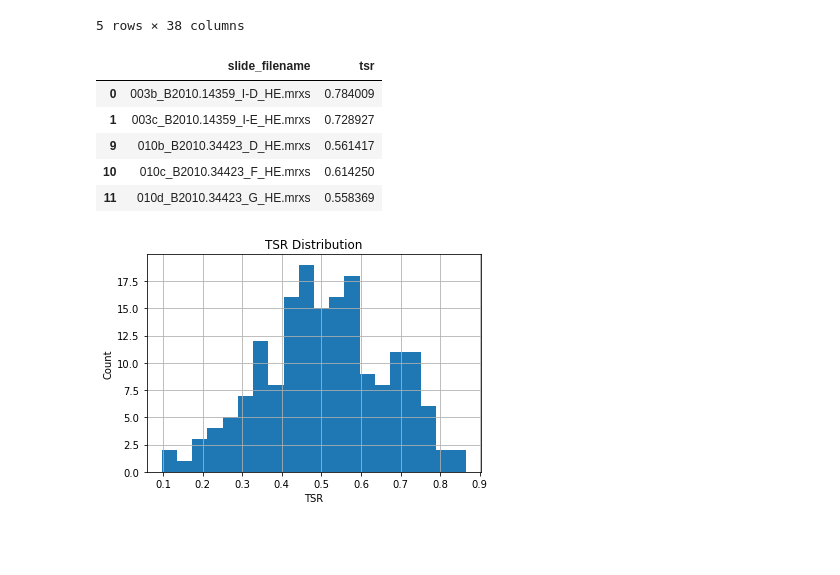
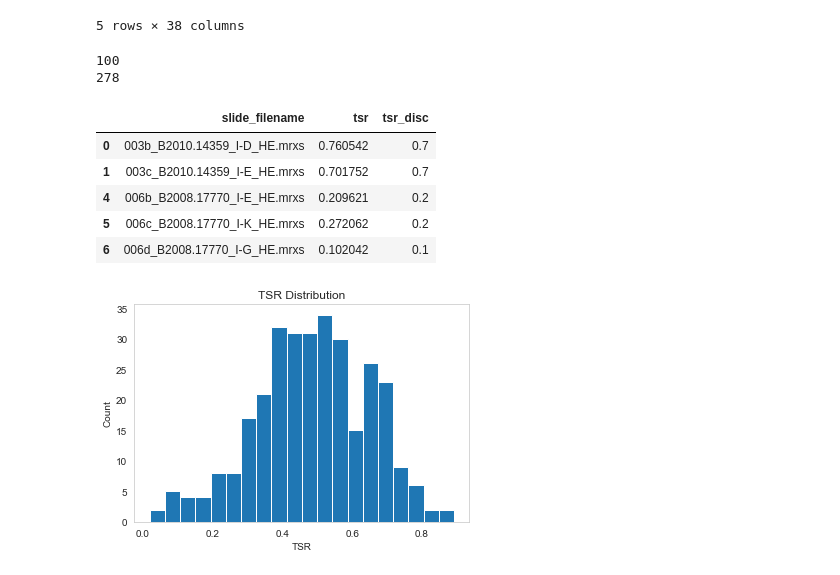
Before and after one commit to aalshabaan/self-supervised-pathology, a Jupyter notebook: process_metadata.ipynb, the cells around one changed output. Drawn from its saved outputs; the diff is of its cells as text; code cells hidden in the pictures; blank space fills up the shorter version.

```diff
--- a/process_metadata.ipynb
+++ b/process_metadata.ipynb
@@ -26,24 +27,32 @@ df.head()
 | 5 | 6 | female | 87.367123 | adenocarcinoma | descending | left | pt3 | pt34 | pn1 | ... |
 | 6 | 6 | female | 87.367123 | adenocarcinoma | descending | left | pt3 | pt34 | pn1 | ... |
 5 rows × 38 columns
+# %%
+# Add tsr
+pred_path = os.path.join(Abed_utils.OUTPUT_ROOT, 'predictions_KNN')
+calculated_files = [x.split('_seg')[0] for x in os.listdir(pred_path)]
+
+print(len(set(calculated_files) - set(df.slide_filename)))
+print(len(set(df.slide_filename) - set(calculated_files)))
+# %% [output]
+100
+278
 # %%
-# Add tsr
-pred_path = os.path.join(Abed_utils.OUTPUT_ROOT, 'predictions_KNN')
-calculated_files = [x.split('_seg')[0] for x in os.listdir(pred_path)]
-
 def calculate_tsr(filename, accepted_files=calculated_files, pred_path=pred_path, default_value=np.nan):
     if filename in accepted_files:
         d = np.load(os.path.join(pred_path, f'{filename}_seg_dino_imagenet_100ep_KNN.npy'), allow_pickle=True).item()
         preds = d['classification']
         lbls = d['classification_labels']
-        T = preds[preds == lbls.index('TUM')].sum()
-        S = preds[preds == lbls.index('STR')].sum()
+        T = (preds == lbls.index('TUM')).sum()
+        S = (preds == lbls.index('STR')).sum()
         return T/(T+S)
     else:
         return default_value
 
 df['tsr'] = df.slide_filename.map(calculate_tsr)
-df[['slide_filename', 'tsr']].dropna().head()
+df['tsr_disc'] = np.round(np.floor(df.tsr*10)/10, decimals=1)
+df.dropna(subset=['tsr', 'os', 'dfs'],inplace=True)
+df[['slide_filename', 'tsr', 'tsr_disc']].head()
 # for wsi in glob(os.path.join(pred_path, '*.npy')):
 #     print(np.load(wsi, allow_pickle=True).item())
 #     print(os.path.basename(wsi).split('_seg')[0])
@@ -54,17 +63,18 @@ df[['slide_filename', 'tsr']].dropna().head()
 #         tsr = preds[preds == lbls.index('TUM')].sum()/preds[preds == lbls.index('STR')].sum()
 #         idx = df['slide_filename'].in
 # %% [output]
-|  | slide_filename | tsr |
-| 0 | 003b_B2010.14359_I-D_HE.mrxs | 0.784009 |
-| 1 | 003c_B2010.14359_I-E_HE.mrxs | 0.728927 |
-| 9 | 010b_B2010.34423_D_HE.mrxs | 0.561417 |
-| 10 | 010c_B2010.34423_F_HE.mrxs | 0.614250 |
-| 11 | 010d_B2010.34423_G_HE.mrxs | 0.558369 |
+|  | slide_filename | tsr | tsr_disc |
+| 0 | 003b_B2010.14359_I-D_HE.mrxs | 0.760542 | 0.7 |
+| 1 | 003c_B2010.14359_I-E_HE.mrxs | 0.701752 | 0.7 |
+| 4 | 006b_B2008.17770_I-E_HE.mrxs | 0.209621 | 0.2 |
+| 5 | 006c_B2008.17770_I-K_HE.mrxs | 0.272062 | 0.2 |
+| 6 | 006d_B2008.17770_I-G_HE.mrxs | 0.102042 | 0.1 |
 # %%
 df.tsr.hist(bins=20)
 plt.title('TSR Distribution')
 plt.xlabel('TSR')
 plt.ylabel('Count')
+plt.grid(False)
 plt.show()
 # %% [output]
-[figure, old version]
+[figure, new version]
```
Also changed, not shown: parts of 23 cells of this notebook, 3 other files.
